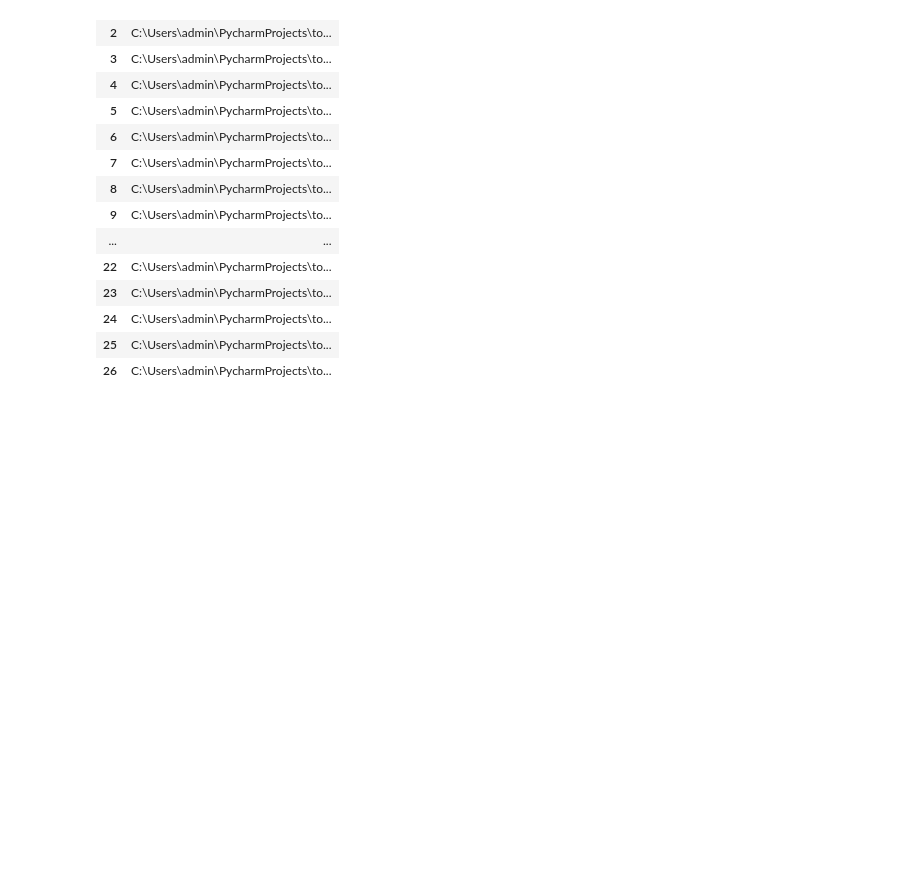
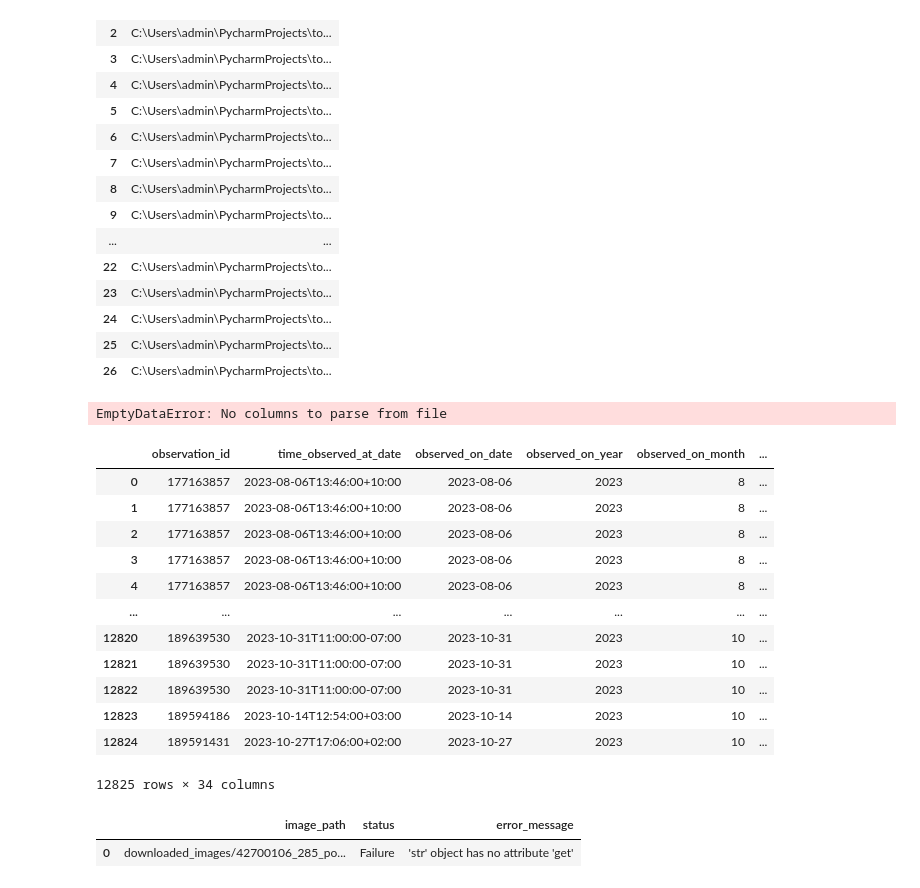
Before and after one commit to nazarkohut/inaturalist_tomatoes, a Jupyter notebook: notebooks/instant_checks.ipynb, the cells around one changed output. Cells and saved outputs as stored; diff of their text form; code cells hidden in the pictures; blank space fills up the shorter version.

Commit message:
Implemented image download to local and upload from local to roboflow. Analysed gathered data.

```diff
--- a/notebooks/instant_checks.ipynb
+++ b/notebooks/instant_checks.ipynb
@@ -112,3 +112,28 @@ pd.read_parquet(
 | 24 | C:\Users\admin\PycharmProjects\to... |
 | 25 | C:\Users\admin\PycharmProjects\to... |
 | 26 | C:\Users\admin\PycharmProjects\to... |
+# %%
+pd.read_csv("../local_code/roboflow/failed_downloads/failed_downloads.csv")
+# %% [output]
+EmptyDataError: No columns to parse from file
+# %%
+pd.read_csv("../local_code/raw_data/new_columns_general_and_7_diseases_202412011734.csv")
+# %% [output]
+|  | observation_id | time_observed_at_date | observed_on_date | observed_on_year | observed_on_month | ... |
+| 0 | 177163857 | 2023-08-06T13:46:00+10:00 | 2023-08-06 | 2023 | 8 | ... |
+| 1 | 177163857 | 2023-08-06T13:46:00+10:00 | 2023-08-06 | 2023 | 8 | ... |
+| 2 | 177163857 | 2023-08-06T13:46:00+10:00 | 2023-08-06 | 2023 | 8 | ... |
+| 3 | 177163857 | 2023-08-06T13:46:00+10:00 | 2023-08-06 | 2023 | 8 | ... |
+| 4 | 177163857 | 2023-08-06T13:46:00+10:00 | 2023-08-06 | 2023 | 8 | ... |
+| ... | ... | ... | ... | ... | ... | ... |
+| 12820 | 189639530 | 2023-10-31T11:00:00-07:00 | 2023-10-31 | 2023 | 10 | ... |
+| 12821 | 189639530 | 2023-10-31T11:00:00-07:00 | 2023-10-31 | 2023 | 10 | ... |
+| 12822 | 189639530 | 2023-10-31T11:00:00-07:00 | 2023-10-31 | 2023 | 10 | ... |
+| 12823 | 189594186 | 2023-10-14T12:54:00+03:00 | 2023-10-14 | 2023 | 10 | ... |
+| 12824 | 189591431 | 2023-10-27T17:06:00+02:00 | 2023-10-27 | 2023 | 10 | ... |
+12825 rows × 34 columns
+# %%
+pd.read_csv("../local_code/roboflow/failed_uploads/upload_failures_inaturalist_diseased_tomatoes.csv")
+# %% [output]
+|  | image_path | status | error_message |
+| 0 | downloaded_images/42700106_285_po... | Failure | 'str' object has no attribute 'get' |
```
Also changed, not shown: 16 other files.
